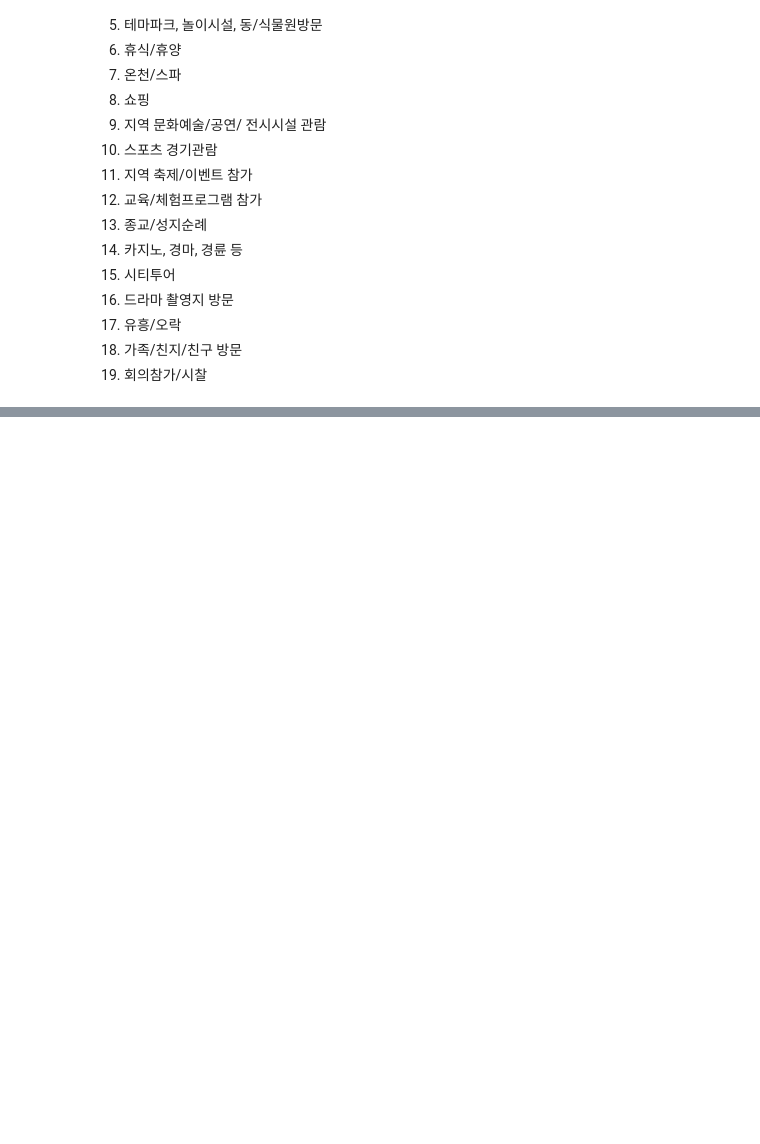
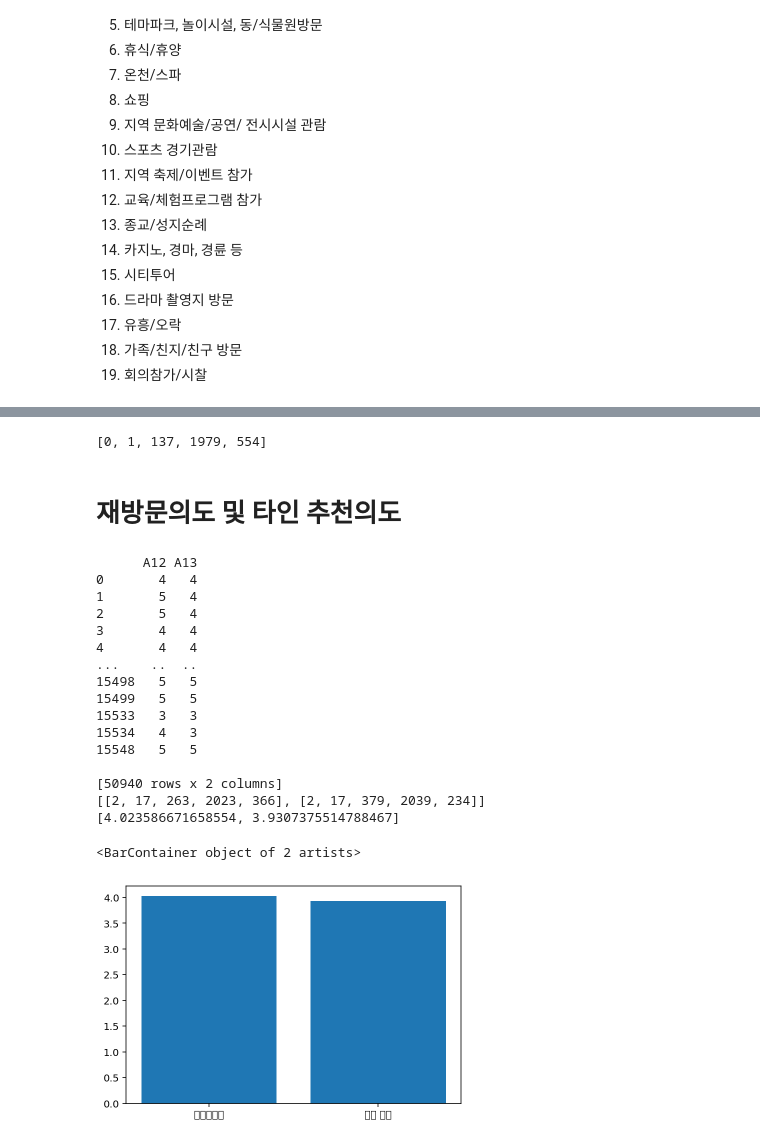
Before and after one commit to ansehoon1999/MG-DataAnaylsis, a Jupyter notebook: 세훈/DataAnaylsis_7_24_1.ipynb, the cells around one changed output, grey strips where cells are left out. Cells and saved outputs as stored; diff of their text form; code cells hidden in the pictures; blank space fills up the shorter version.

```diff
--- a/세훈/DataAnaylsis_7_24_1.ipynb
+++ b/세훈/DataAnaylsis_7_24_1.ipynb
@@ -214,0 +395,3 @@ plt.xticks(rotation = 45)
+# %%
+df_sat = df_before[['A11']]
+print(df_sat)
@@ -214,0 +413,71 @@ plt.xticks(rotation = 45)
+# %%
+sat_list = [0,0,0,0,0]
+
+for i in range(len(df_sat)) :
+  if df_sat.iloc[i, 0] == 1 :
+    sat_list[0] = sat_list[0] + 1
+  elif df_sat.iloc[i, 0] == 2 :
+    sat_list[1] = sat_list[1] + 1
+  elif df_sat.iloc[i, 0] == 3 :
+    sat_list[2] = sat_list[2] + 1
+  elif df_sat.iloc[i, 0]== 4 :
+    sat_list[3] = sat_list[3] + 1
+  elif df_sat.iloc[i, 0] == 5 :
+    sat_list[4] = sat_list[4] + 1
+print(sat_list)
+# %% [output]
+[0, 1, 137, 1979, 554]
+# %% [markdown]
+# 재방문의도 및 타인 추천의도
+# %%
+df_sat2 = df_before[['A12', 'A13']]
+print(df_sat2)
+
+sat_list2 = [
+            [0,0,0,0,0],
+            [0,0,0,0,0]
+]
+
+for j in range(2) :
+  for i in range(len(df_sat2)) :
+
+    if df_sat2.iloc[i, j] == 1 :
+      sat_list2[j][0] = sat_list2[j][0] + 1
+    elif df_sat2.iloc[i, j] == 2 :
+      sat_list2[j][1] = sat_list2[j][1] + 1
+    elif df_sat2.iloc[i, j] == 3 :
+      sat_list2[j][2] = sat_list2[j][2] + 1
+    elif df_sat2.iloc[i, j]== 4 :
+      sat_list2[j][3] = sat_list2[j][3] + 1
+    elif df_sat2.iloc[i, j] == 5 :
+      sat_list2[j][4] = sat_list2[j][4] + 1
+
+print(sat_list2)
+
+total = [0] * 2
+title = ['재방문의도', '타인 추천']
+
+for i in range(2) :
+  total[i]= (sat_list2[i][0] * 1  +  sat_list2[i][1] * 2  + sat_list2[i][2] * 3  + sat_list2[i][3] * 4  + sat_list2[i][4] * 5 ) / sum(sat_list2[i])
+
+print(total)
+plt.bar(title, total)
+# %% [output]
+      A12 A13
+0       4   4
+1       5   4
+2       5   4
+3       4   4
+4       4   4
+...    ..  ..
+15498   5   5
+15499   5   5
+15533   3   3
+15534   4   3
+15548   5   5
+
+[50940 rows x 2 columns]
+[[2, 17, 263, 2023, 366], [2, 17, 379, 2039, 234]]
+[4.023586671658554, 3.9307375514788467]
+<BarContainer object of 2 artists>
+[figure, added]
```
Also changed, not shown: parts of 18 cells of this notebook.
